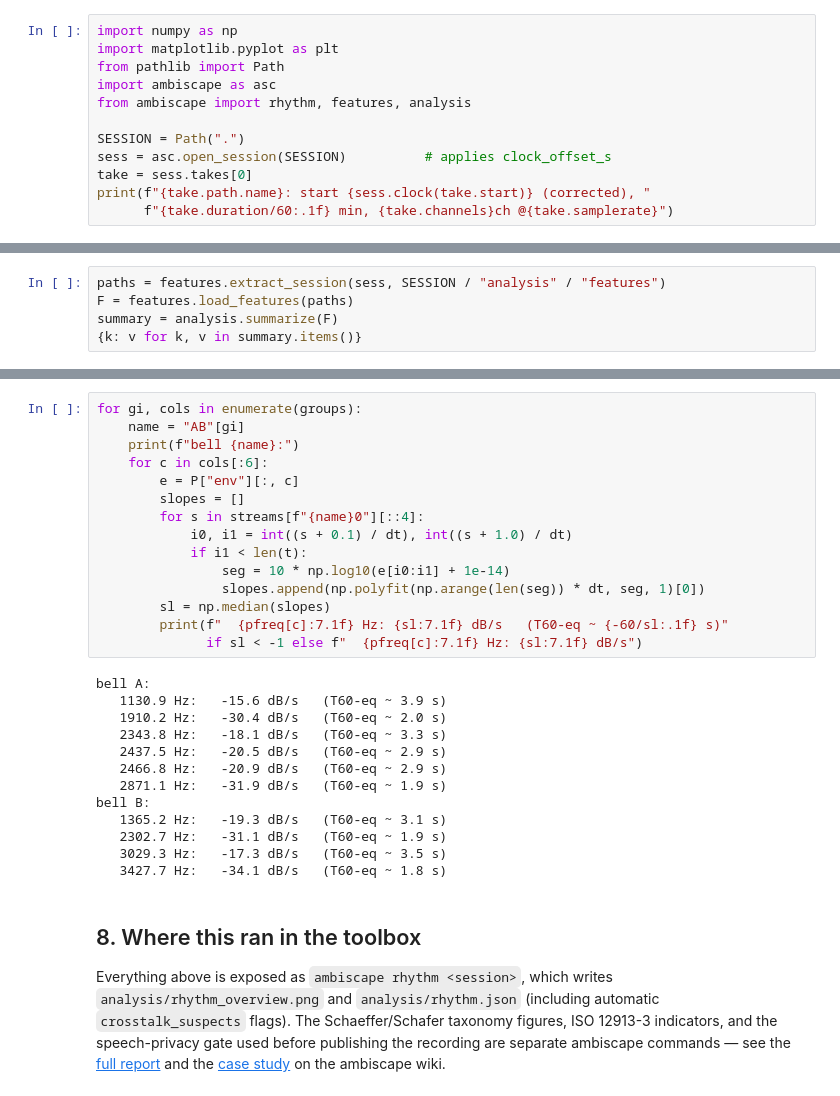
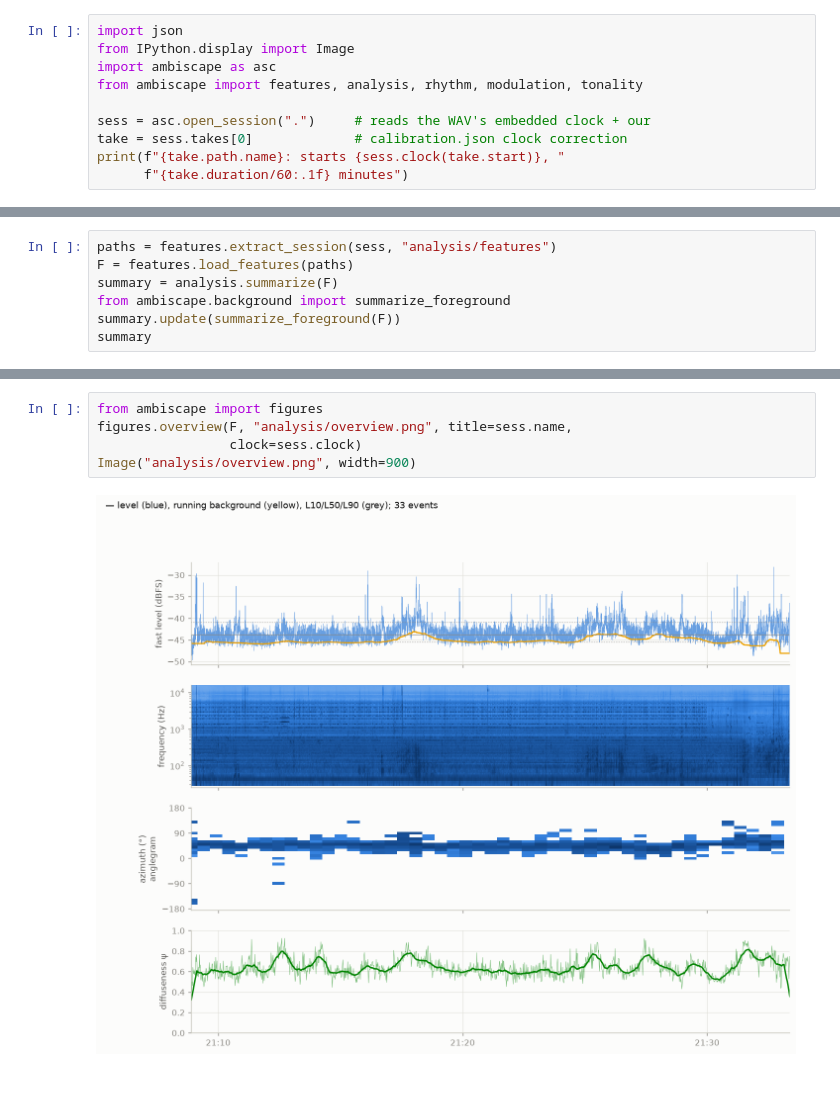
Before and after one commit to alexarje/haarlem-damiaatjes, a Jupyter notebook: damiaatjes-analysis.ipynb, the cells around one changed output, grey strips where cells are left out. Saved outputs shown, nothing was run; the diff lists cells and outputs as text.

```diff
--- a/damiaatjes-analysis.ipynb
+++ b/damiaatjes-analysis.ipynb
@@ -25,13 +20,11 @@ repo — see README).
 # %%
-import numpy as np
-import matplotlib.pyplot as plt
-from pathlib import Path
+import json
+from IPython.display import Image
 import ambiscape as asc
-from ambiscape import rhythm, features, analysis
+from ambiscape import features, analysis, rhythm, modulation, tonality
 
-SESSION = Path(".")
-sess = asc.open_session(SESSION)          # applies clock_offset_s
-take = sess.takes[0]
-print(f"{take.path.name}: start {sess.clock(take.start)} (corrected), "
-      f"{take.duration/60:.1f} min, {take.channels}ch @{take.samplerate}")
+sess = asc.open_session(".")     # reads the WAV's embedded clock + our
+take = sess.takes[0]             # calibration.json clock correction
+print(f"{take.path.name}: starts {sess.clock(take.start)}, "
+      f"{take.duration/60:.1f} minutes")
 # %% [output]
@@ -45,8 +45,10 @@ session-level descriptors summarize the whole 24.5 minutes.
 # %%
-paths = features.extract_session(sess, SESSION / "analysis" / "features")
+paths = features.extract_session(sess, "analysis/features")
 F = features.load_features(paths)
 summary = analysis.summarize(F)
-{k: v for k, v in summary.items()}
+from ambiscape.background import summarize_foreground
+summary.update(summarize_foreground(F))
+summary
 # %% [output]
 {'duration_min': 24.5,
  'leq_dbfs': -38.6,
@@ -240,39 +70,7 @@ continuous B♭+D drone that never dies between strikes.
-# %%
-for gi, cols in enumerate(groups):
-    name = "AB"[gi]
-    print(f"bell {name}:")
-    for c in cols[:6]:
-        e = P["env"][:, c]
-        slopes = []
-        for s in streams[f"{name}0"][::4]:
-            i0, i1 = int((s + 0.1) / dt), int((s + 1.0) / dt)
-            if i1 < len(t):
-                seg = 10 * np.log10(e[i0:i1] + 1e-14)
-                slopes.append(np.polyfit(np.arange(len(seg)) * dt, seg, 1)[0])
-        sl = np.median(slopes)
-        print(f"  {pfreq[c]:7.1f} Hz: {sl:7.1f} dB/s   (T60-eq ~ {-60/sl:.1f} s)"
-              if sl < -1 else f"  {pfreq[c]:7.1f} Hz: {sl:7.1f} dB/s")
-# %% [output]
-bell A:
-   1130.9 Hz:   -15.6 dB/s   (T60-eq ~ 3.9 s)
-   1910.2 Hz:   -30.4 dB/s   (T60-eq ~ 2.0 s)
-   2343.8 Hz:   -18.1 dB/s   (T60-eq ~ 3.3 s)
-   2437.5 Hz:   -20.5 dB/s   (T60-eq ~ 2.9 s)
-   2466.8 Hz:   -20.9 dB/s   (T60-eq ~ 2.9 s)
-   2871.1 Hz:   -31.9 dB/s   (T60-eq ~ 1.9 s)
-bell B:
-   1365.2 Hz:   -19.3 dB/s   (T60-eq ~ 3.1 s)
-   2302.7 Hz:   -31.1 dB/s   (T60-eq ~ 1.9 s)
-   3029.3 Hz:   -17.3 dB/s   (T60-eq ~ 3.5 s)
-   3427.7 Hz:   -34.1 dB/s   (T60-eq ~ 1.8 s)
-# %% [markdown]
-## 8. Where this ran in the toolbox
-
-Everything above is exposed as `ambiscape rhythm <session>`, which writes
-`analysis/rhythm_overview.png` and `analysis/rhythm.json` (including
-automatic `crosstalk_suspects` flags). The Schaeffer/Schafer taxonomy
-figures, ISO 12913-3 indicators, and the speech-privacy gate used before
-publishing the recording are separate ambiscape commands — see the
-[full report](RHYTHM_REPORT.md) and the
-[case study](https://github.com/fourMs/ambiscape/wiki/Case-Study-Haarlem-Damiaatjes)
-on the ambiscape wiki.
+# %%
+from ambiscape import figures
+figures.overview(F, "analysis/overview.png", title=sess.name,
+                 clock=sess.clock)
+Image("analysis/overview.png", width=900)
+# %% [output]
+[figure, added]
```
Also changed, not shown: parts of 27 cells of this notebook, 8 other files.
